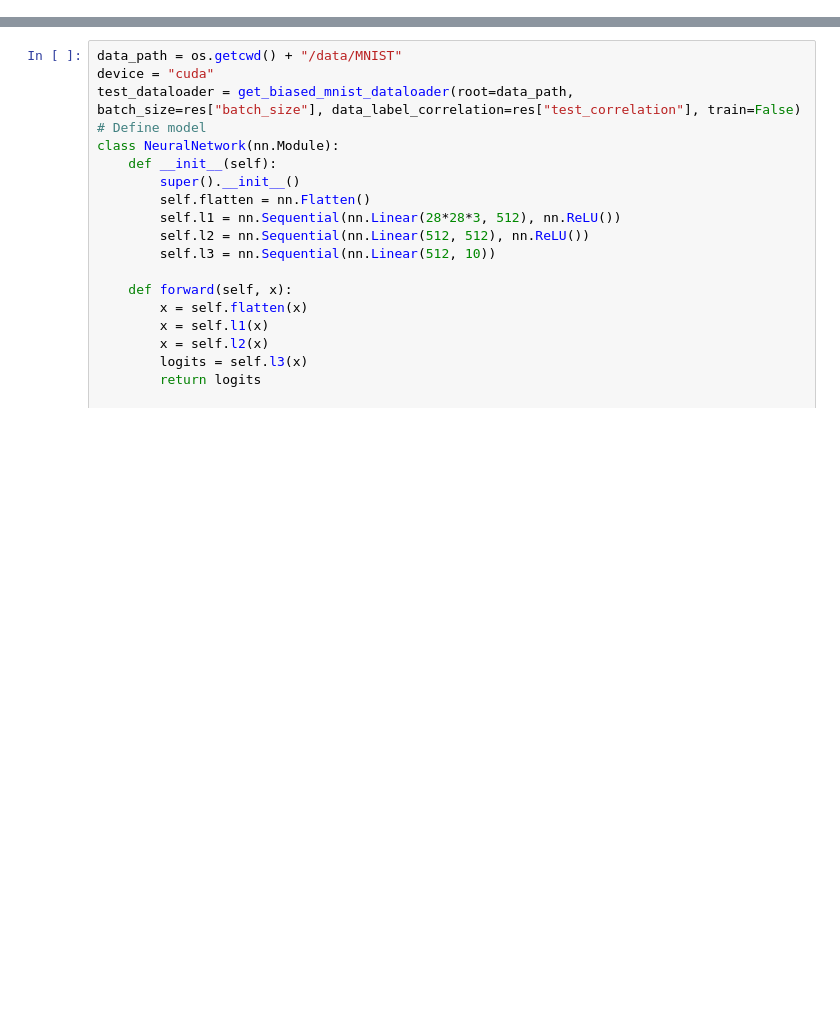
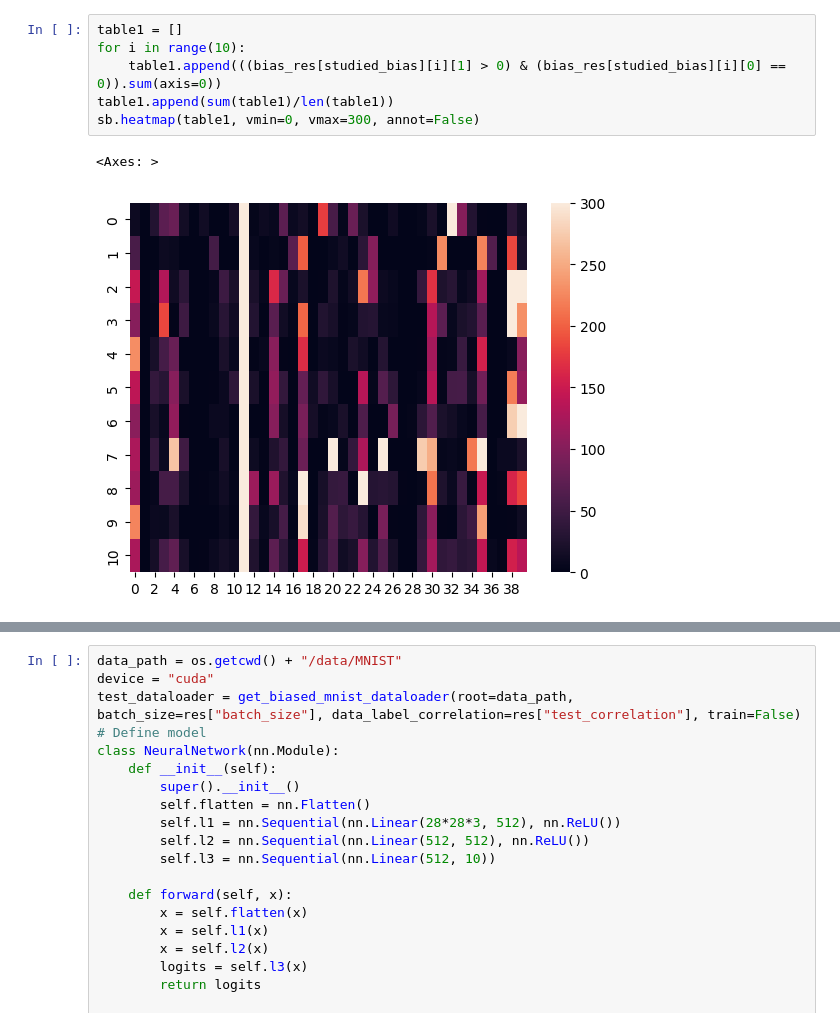
Before and after one commit to vitryt/label-free-bias-identification, a Jupyter notebook: data_recovery.ipynb, the cells around one changed output, grey strips where cells are left out. Drawn from its saved outputs; the diff is of its cells as text; blank space fills up the shorter version.

```diff
--- a/data_recovery.ipynb
+++ b/data_recovery.ipynb
@@ -58,0 +77,9 @@ res
+# %%
+table1 = []
+for i in range(10):
+    table1.append(((bias_res[studied_bias][i][1] > 0) & (bias_res[studied_bias][i][0] == 0)).sum(axis=0))
+table1.append(sum(table1)/len(table1))
+sb.heatmap(table1, vmin=0, vmax=300, annot=False)
+# %% [output]
+<Axes: >
+[figure, added]
```
Also changed, not shown: parts of 9 cells of this notebook, 7 other files.
